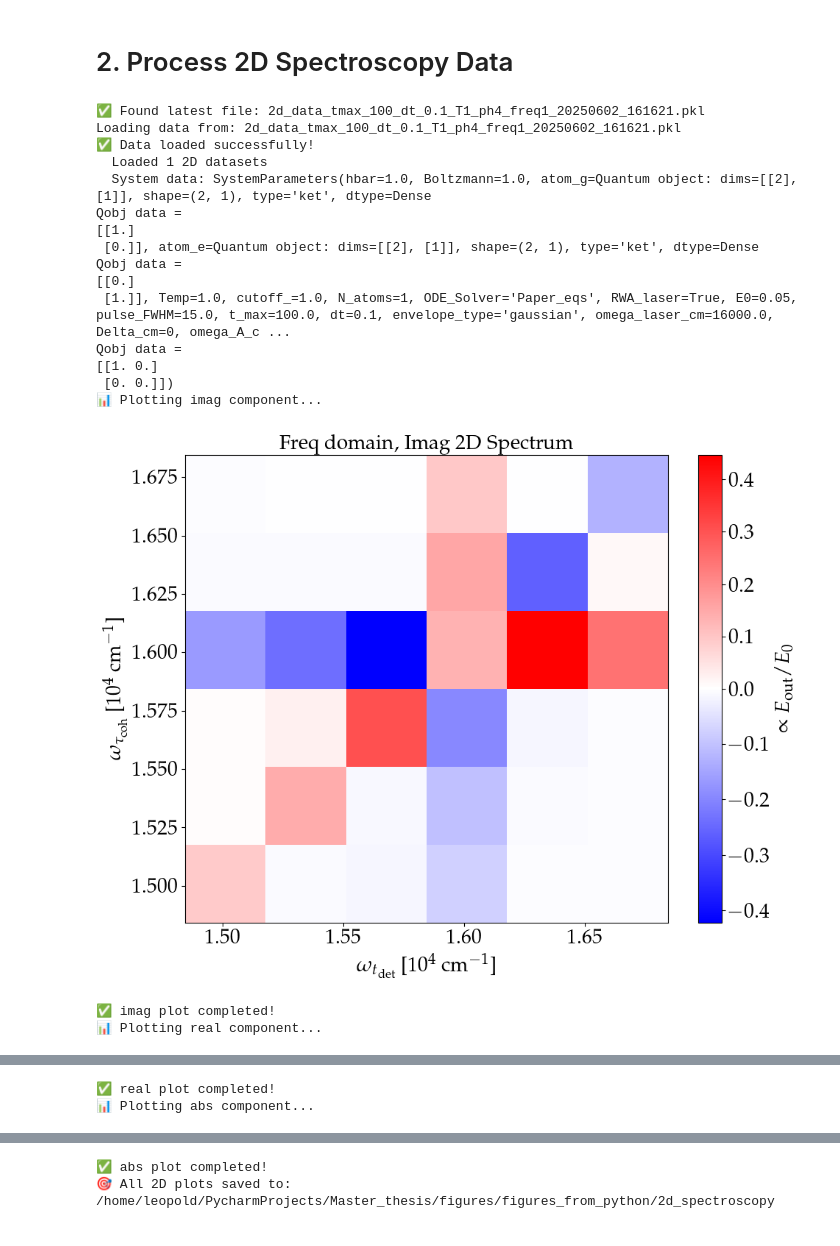
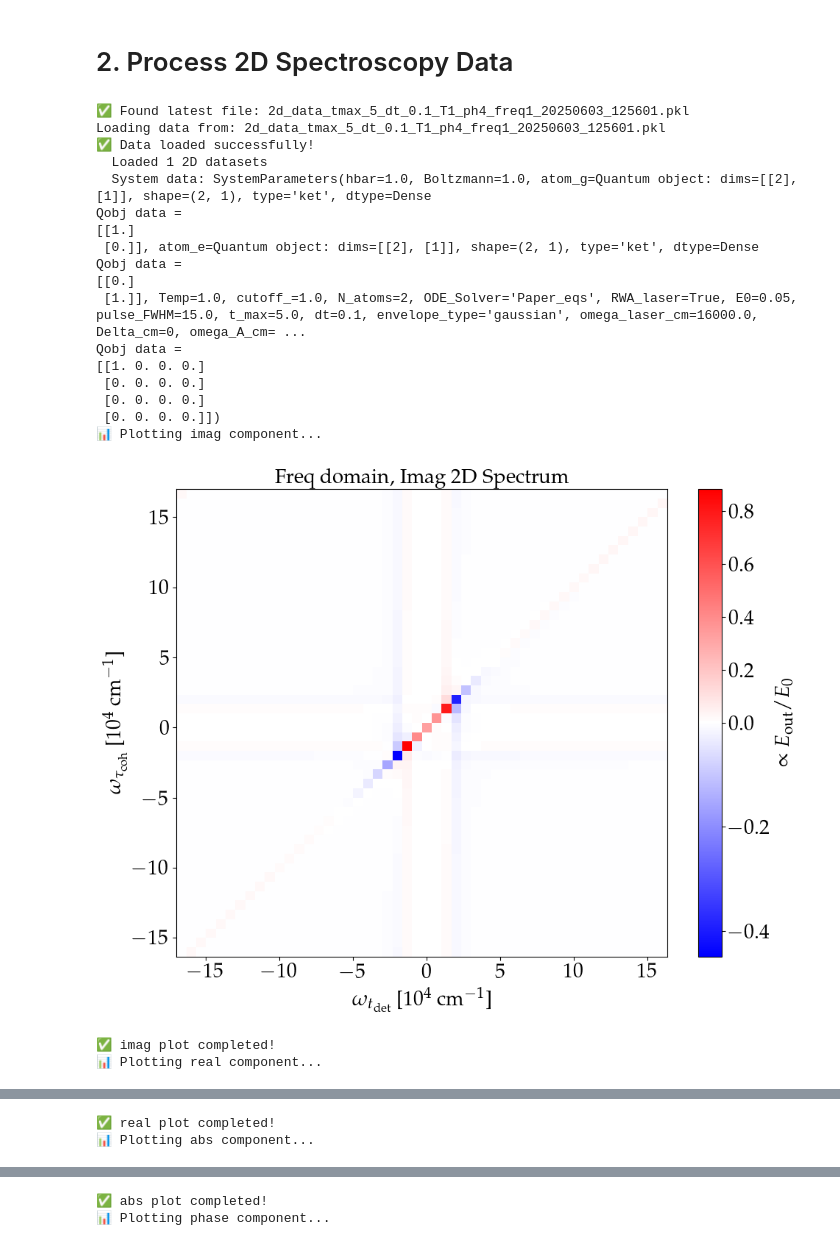
Before and after one commit to LBPhysics/2025_master_thesis_leopold_bodamer, a Jupyter notebook: code/python/notebooks/replicate_paper.ipynb, the cells around one changed output, grey strips where cells are left out. Drawn from its saved outputs; the diff is of its cells as text; code cells hidden in the pictures.

```diff
--- a/code/python/notebooks/replicate_paper.ipynb
+++ b/code/python/notebooks/replicate_paper.ipynb
@@ -120,22 +120,22 @@ if file_path_1d is not None:
         tau_coh    = loaded_data['tau_coh']
         T_wait     = loaded_data['T_wait']
         system     = loaded_data['system']
-        how_many_omega_ats  = loaded_data['how_many_omega_ats']
+        n_freqs  = loaded_data['n_freqs']
 
         ### Display data information
         print(f"  τ_coh = {tau_coh:.2f} fs")
         print(f"  T_wait = {T_wait:.2f} fs")
         print(f"  t_det_vals: {len(t_det_vals)} points from {t_det_vals[0]:.2f} to {t_det_vals[-1]:.2f} fs")
         print(f"  data_avg shape: {data_avg.shape}")
-        print(f"  ω_ats: {how_many_omega_ats} frequencies")
+        print(f"  ω_ats: {n_freqs} frequencies")
         print(f"  System parameters: {system}")
 
         ### Prepare plotting arguments
         kwargs = {
             'tau_coh': tau_coh,
             'T_wait': T_wait,
-            'len_omega_ats': how_many_omega_ats,
-            'pulse_envelope': system.envelope_type,
+            'n_freqs': n_freqs,
+            'envelope': system.envelope_type,
         }
 
         ### Generate 1D plot
@@ -177,7 +177,7 @@ Qobj data =
 # =============================
 
 ### Find and load 2D data
-file_path_2d = find_latest_file("raw/2d_spectroscopy", "*.pkl")
+file_path_2d = find_latest_file("2d_spectroscopy", "*.pkl")
 
 if file_path_2d is not None:
     loaded_data = load_pickle_file(file_path_2d)
@@ -197,7 +197,7 @@ if file_path_2d is not None:
         output_dir = create_output_directory("2d_spectroscopy")
 
         ### Plot each component type
-        plot_types = ["imag", "real", "abs"]
+        plot_types = ["imag", "real", "abs", "phase"]
 
         for plot_type in plot_types:
             print(f"📊 Plotting {plot_type} component...")
@@ -208,45 +208,47 @@ if file_path_2d is not None:
                 "save": True,
                 "output_dir": output_dir,
                 "use_custom_colormap": True,
-                "section": (1.5, 1.7, 1.5, 1.7),  # Plot the first section
+                # "section": (1, 2, 1, 2),  # Plot the first section
                 "system": system_data,
             }
 
             try:
                 extend_and_plot_results(
                     two_d_datas,
                     times_T=times_T,
                     times=times,
                     **plot_args,
                 )
                 plt.close("all")  # Clean up matplotlib figures
                 print(f"✅ {plot_type} plot completed!")
 
             except Exception as e:
                 print(f"❌ Error plotting {plot_type}: {e}")
 
         print(f"🎯 All 2D plots saved to: {output_dir}")
 
     else:
         print("❌ Failed to load 2D spectroscopy data.")
 else:
     print("   Please run the 2D spectroscopy calculation first to generate data.")
 # %% [output]
-✅ Found latest file: 2d_data_tmax_100_dt_0.1_T1_ph4_freq1_20250602_161621.pkl
-Loading data from: 2d_data_tmax_100_dt_0.1_T1_ph4_freq1_20250602_161621.pkl
+✅ Found latest file: 2d_data_tmax_5_dt_0.1_T1_ph4_freq1_20250603_125601.pkl
+Loading data from: 2d_data_tmax_5_dt_0.1_T1_ph4_freq1_20250603_125601.pkl
 ✅ Data loaded successfully!
   Loaded 1 2D datasets
   System data: SystemParameters(hbar=1.0, Boltzmann=1.0, atom_g=Quantum object: dims=[[2], [1]], shape=(2, 1), type='ket', dtype=Dense
 Qobj data =
 [[1.]
  [0.]], atom_e=Quantum object: dims=[[2], [1]], shape=(2, 1), type='ket', dtype=Dense
 Qobj data =
 [[0.]
- [1.]], Temp=1.0, cutoff_=1.0, N_atoms=1, ODE_Solver='Paper_eqs', RWA_laser=True, E0=0.05, pulse_FWHM=15.0, t_max=100.0, dt=0.1, envelope_type='gaussian', omega_laser_cm=16000.0, Delta_cm=0, omega_A_c ...
+ [1.]], Temp=1.0, cutoff_=1.0, N_atoms=2, ODE_Solver='Paper_eqs', RWA_laser=True, E0=0.05, pulse_FWHM=15.0, t_max=5.0, dt=0.1, envelope_type='gaussian', omega_laser_cm=16000.0, Delta_cm=0, omega_A_cm= ...
 Qobj data =
-[[1. 0.]
- [0. 0.]])
+[[1. 0. 0. 0.]
+ [0. 0. 0. 0.]
+ [0. 0. 0. 0.]
+ [0. 0. 0. 0.]])
 📊 Plotting imag component...
-[figure, old version]
+[figure, new version]
 ✅ imag plot completed!
 📊 Plotting real component...
@@ -257,2 +259,2 @@ Qobj data =
 ✅ abs plot completed!
-🎯 All 2D plots saved to: /home/leopold/PycharmProjects/Master_thesis/figures/figures_from_python/2d_spectroscopy
+📊 Plotting phase component...
```
Also changed, not shown: parts of 2 cells of this notebook, 13 other files.
